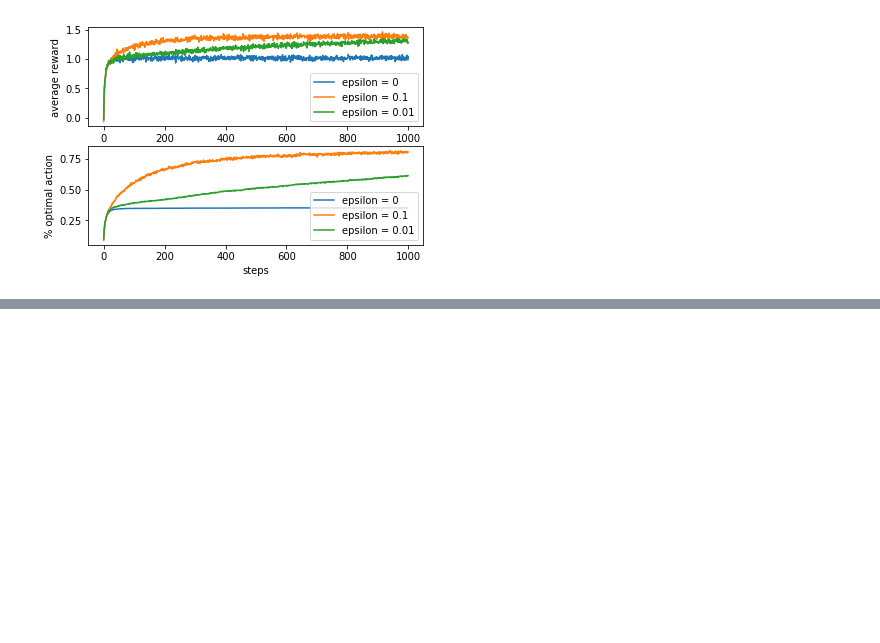
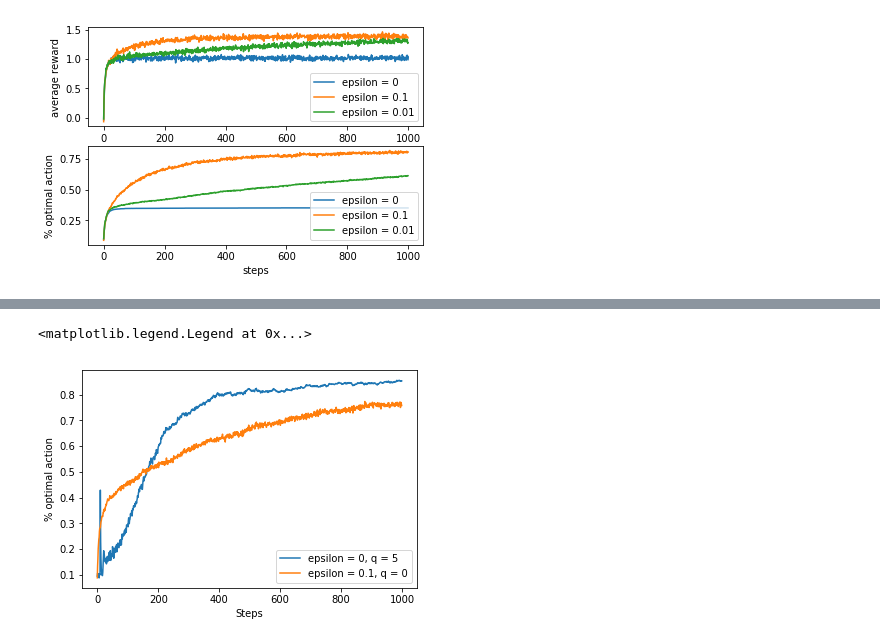
Before and after one commit to wakamori/study-rl, a Jupyter notebook: 01_k-Armed-Bandit.ipynb, the cells around one changed output, grey strips where cells are left out. Drawn from its saved outputs; the diff is of its cells as text; code cells hidden in the pictures; blank space fills up the shorter version.

```diff
--- a/01_k-Armed-Bandit.ipynb
+++ b/01_k-Armed-Bandit.ipynb
@@ -204,0 +213,16 @@ plt.legend()
+# %%
+runs = 2000
+time = 1000
+bandits = []
+bandits.append(Bandit(epsilon=0, initial=5, step_size=0.1))
+bandits.append(Bandit(epsilon=0.1, initial=0, step_size=0.1))
+best_action_counts, _ = simulate(runs, time, bandits)
+
+plt.plot(best_action_counts[0], label='epsilon = 0, q = 5')
+plt.plot(best_action_counts[1], label='epsilon = 0.1, q = 0')
+plt.xlabel('Steps')
+plt.ylabel('% optimal action')
+plt.legend()
+# %% [output]
+<matplotlib.legend.Legend at 0x...>
+[figure, added]
```
Also changed, not shown: parts of 4 cells of this notebook.
